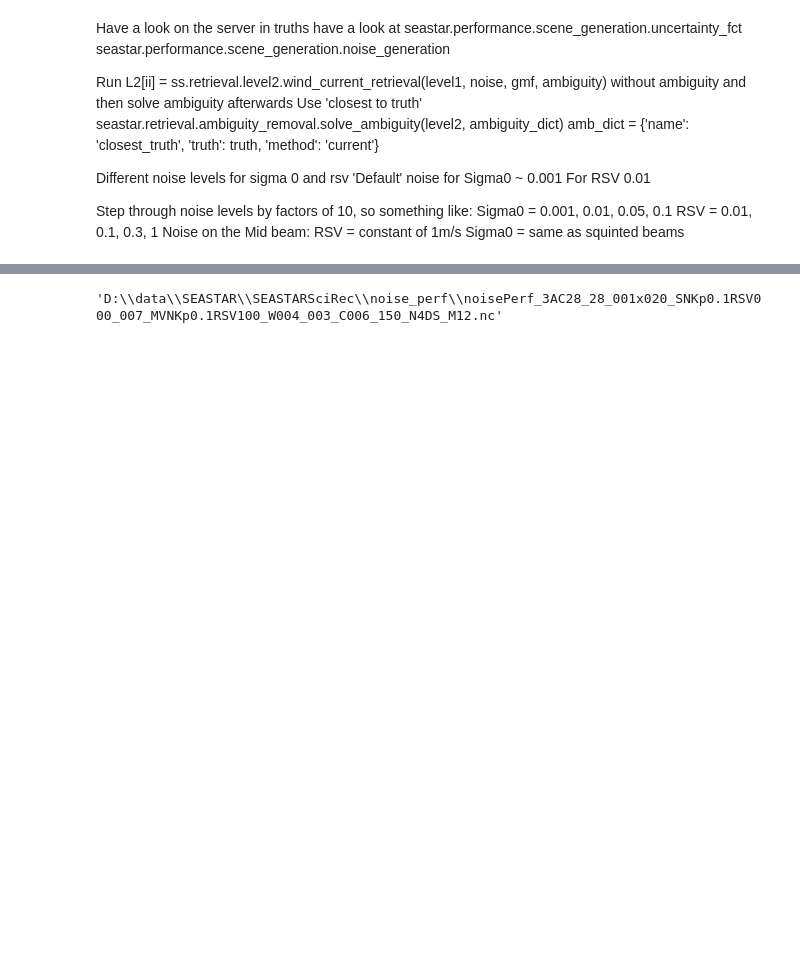
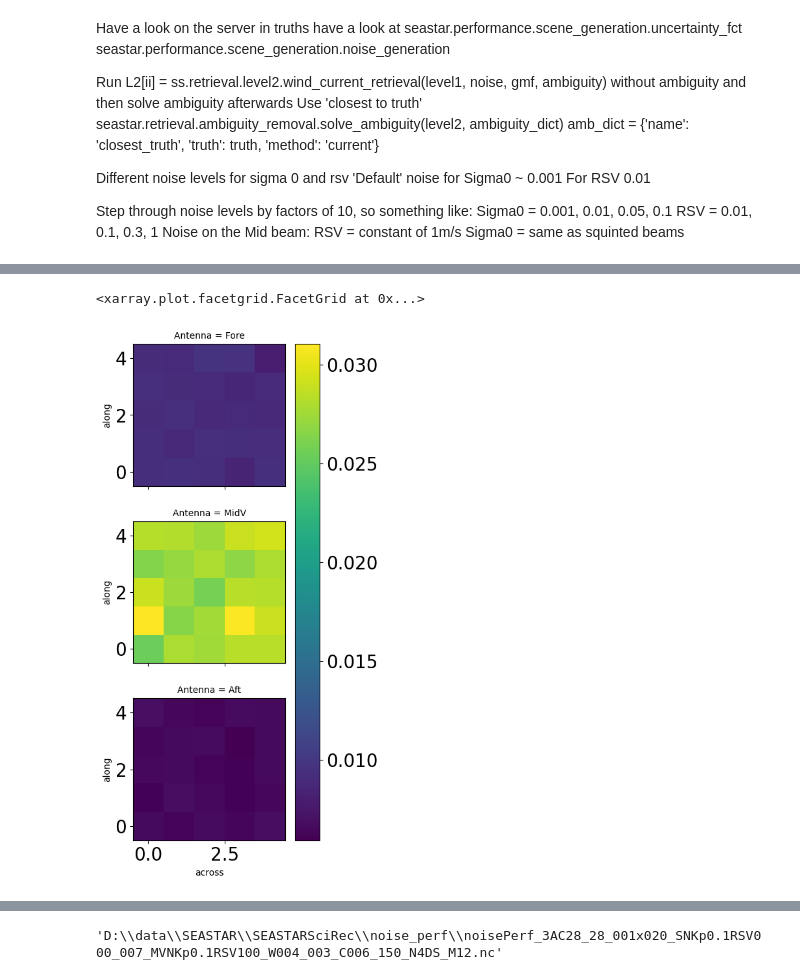
Before and after one commit to ACHMartin/seastar_project, a Jupyter notebook: Unit_test_for_ESA.ipynb, the cells around one changed output, grey strips where cells are left out. Saved outputs shown, nothing was run; the diff lists cells and outputs as text; code cells hidden in the pictures; blank space fills up the shorter version.

```diff
--- a/Unit_test_for_ESA.ipynb
+++ b/Unit_test_for_ESA.ipynb
@@ -244,0 +313,9 @@ len(level1.Antenna)
+# %%
+rng = np.random.default_rng(seed=1)
+(level1.Sigma0+(level1.Sigma0 * (0.05 * xr.DataArray(data=rng.standard_normal(size=level1.Sigma0.shape),
+                   coords=level1.Sigma0.coords,
+                   dims=level1.Sigma0.dims,
+                  )))).plot(row='Antenna')
+# %% [output]
+<xarray.plot.facetgrid.FacetGrid at 0x...>
+[figure, added]
```
Also changed, not shown: parts of 17 cells of this notebook.
